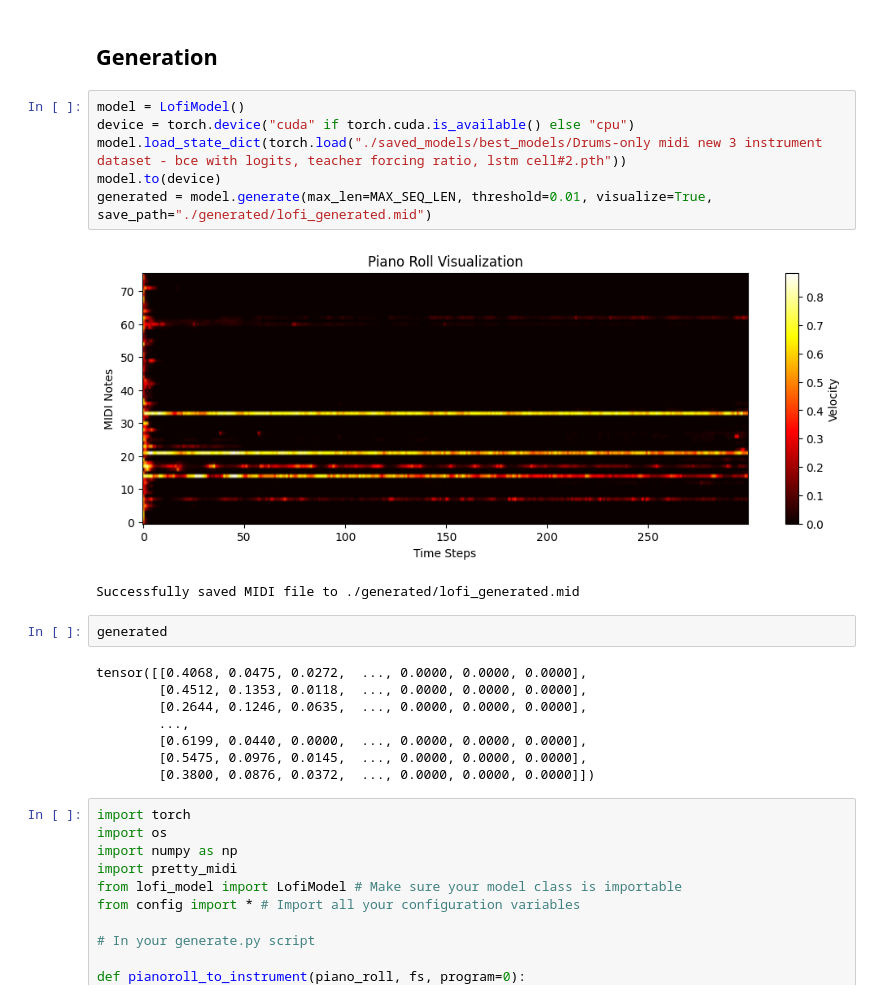
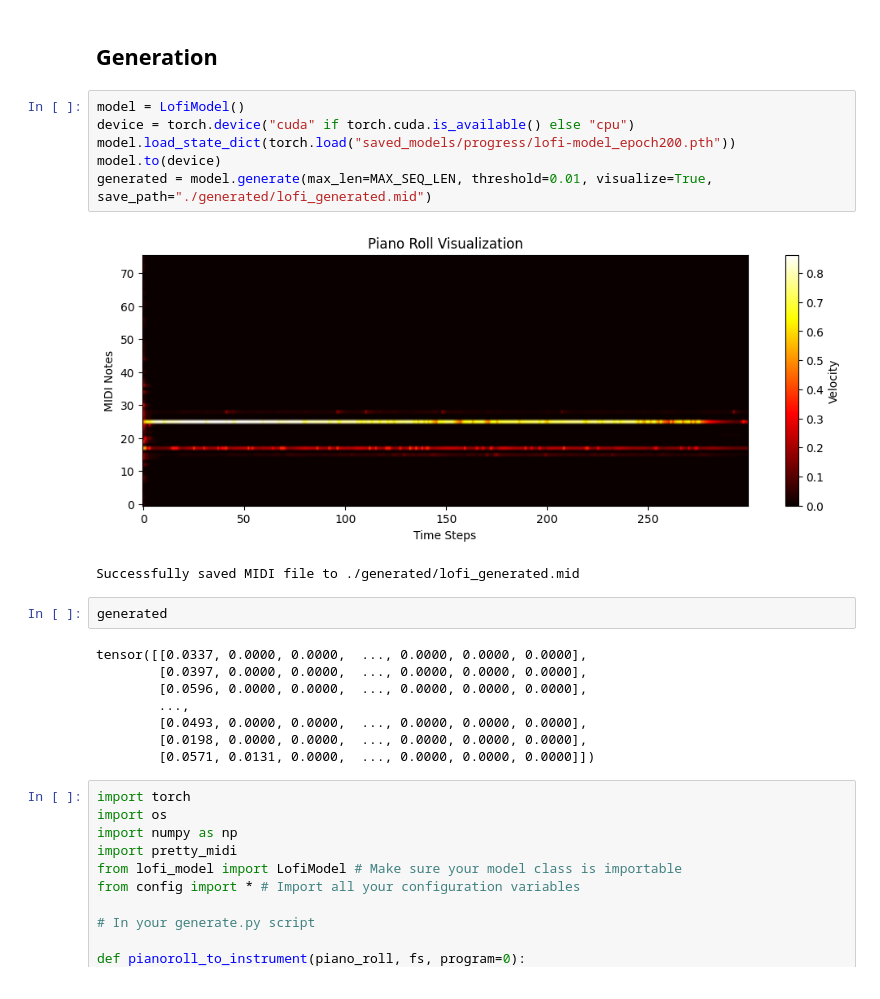
Before and after one commit to ziemmi13/Lofi-VAE-generator, a Jupyter notebook: model/Generate.ipynb, the cells around one changed output. Cells and saved outputs as stored; diff of their text form.

Commit message:
Trained for 300 epochs with smaller latent

```diff
--- a/model/Generate.ipynb
+++ b/model/Generate.ipynb
@@ -16,22 +16,22 @@ print(torch.version.cuda)
 # %%
 model = LofiModel()
 device = torch.device("cuda" if torch.cuda.is_available() else "cpu")
-model.load_state_dict(torch.load("./saved_models/best_models/Drums-only midi new 3 instrument dataset - bce with logits, teacher forcing ratio, lstm cell#2.pth"))
+model.load_state_dict(torch.load("saved_models/progress/lofi-model_epoch200.pth"))
 model.to(device)
 generated = model.generate(max_len=MAX_SEQ_LEN, threshold=0.01, visualize=True, save_path="./generated/lofi_generated.mid")
 # %% [output]
-[figure, old version]
+[figure, new version]
 Successfully saved MIDI file to ./generated/lofi_generated.mid
 # %%
 generated
 # %% [output]
-tensor([[0.4068, 0.0475, 0.0272,  ..., 0.0000, 0.0000, 0.0000],
-        [0.4512, 0.1353, 0.0118,  ..., 0.0000, 0.0000, 0.0000],
-        [0.2644, 0.1246, 0.0635,  ..., 0.0000, 0.0000, 0.0000],
+tensor([[0.0337, 0.0000, 0.0000,  ..., 0.0000, 0.0000, 0.0000],
+        [0.0397, 0.0000, 0.0000,  ..., 0.0000, 0.0000, 0.0000],
+        [0.0596, 0.0000, 0.0000,  ..., 0.0000, 0.0000, 0.0000],
         ...,
-        [0.6199, 0.0440, 0.0000,  ..., 0.0000, 0.0000, 0.0000],
-        [0.5475, 0.0976, 0.0145,  ..., 0.0000, 0.0000, 0.0000],
-        [0.3800, 0.0876, 0.0372,  ..., 0.0000, 0.0000, 0.0000]])
+        [0.0493, 0.0000, 0.0000,  ..., 0.0000, 0.0000, 0.0000],
+        [0.0198, 0.0000, 0.0000,  ..., 0.0000, 0.0000, 0.0000],
+        [0.0571, 0.0131, 0.0000,  ..., 0.0000, 0.0000, 0.0000]])
 # %%
 import torch
 import os
```
Also changed, not shown: parts of 2 cells of this notebook, 6 other files.
